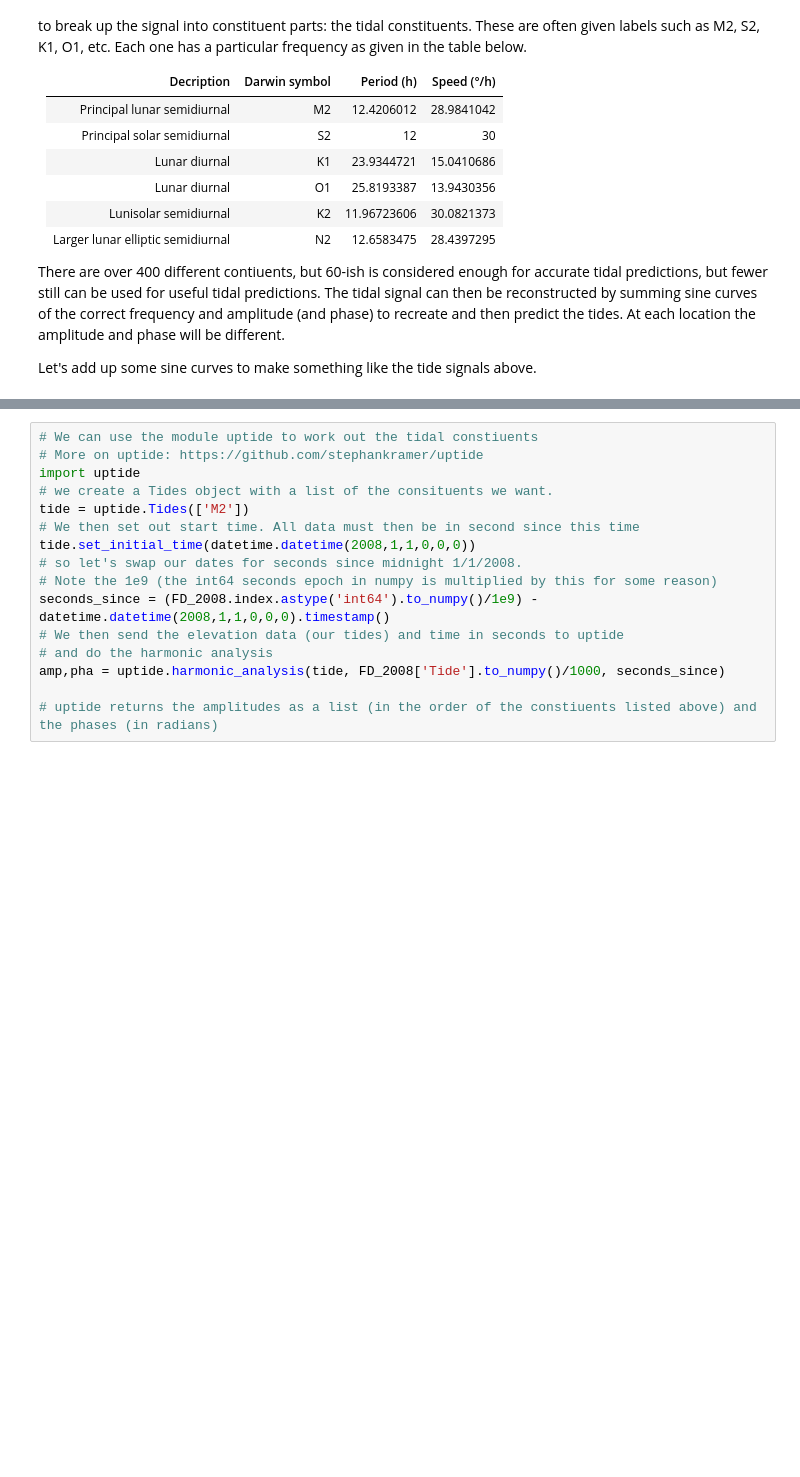
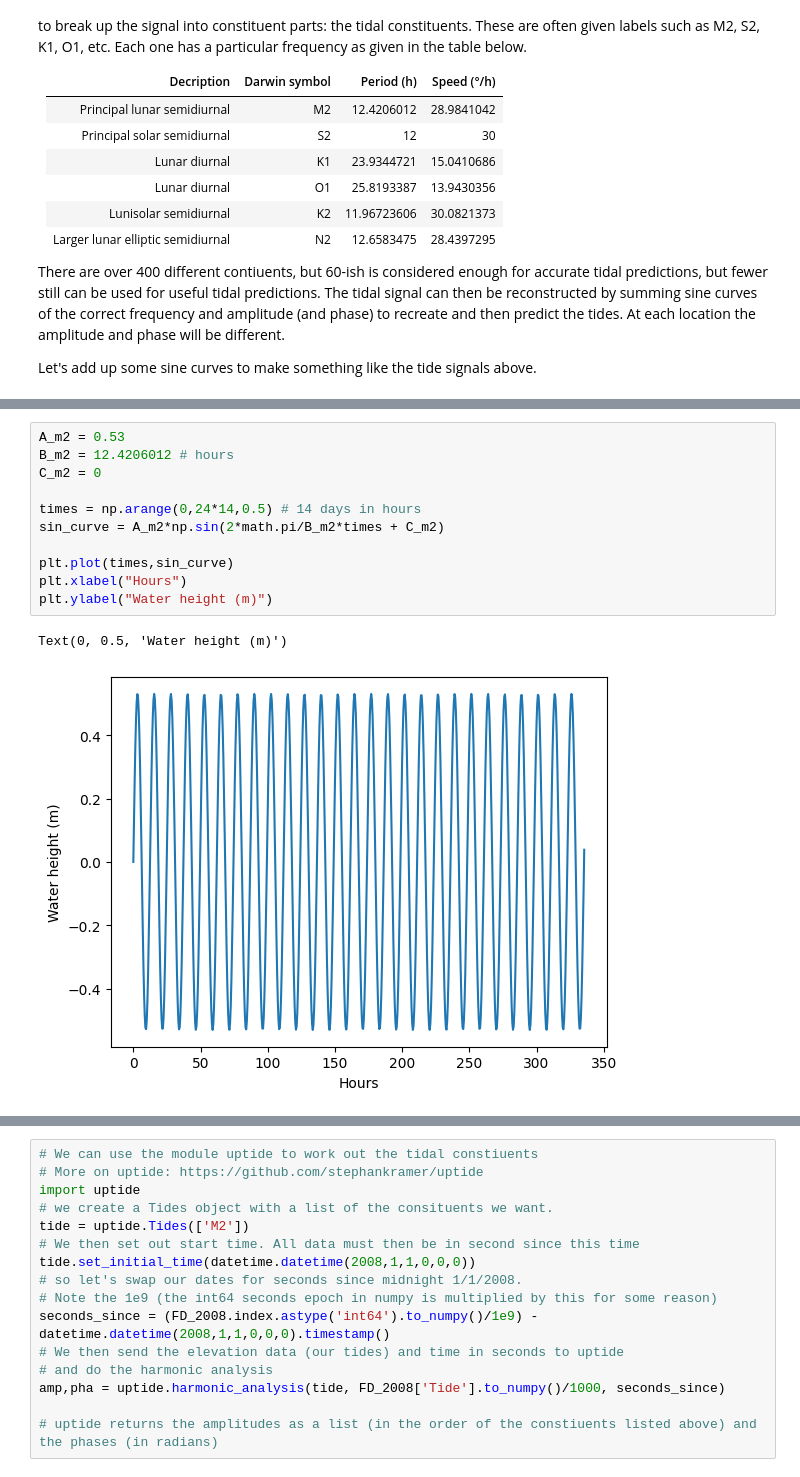
Before and after one commit to jhill1/tidal_analysis_workshop, a Jupyter notebook: Tidal_analysis.ipynb, the cells around one changed output, grey strips where cells are left out. Cells and saved outputs as stored; diff of their text form; blank space fills up the shorter version.

```diff
--- a/Tidal_analysis.ipynb
+++ b/Tidal_analysis.ipynb
@@ -135,0 +145,14 @@ Let's add up some sine curves to make something like the tide signals above.
+# %%
+A_m2 = 0.53
+B_m2 = 12.4206012 # hours
+C_m2 = 0
+
+times = np.arange(0,24*14,0.5) # 14 days in hours
+sin_curve = A_m2*np.sin(2*math.pi/B_m2*times + C_m2)
+
+plt.plot(times,sin_curve)
+plt.xlabel("Hours")
+plt.ylabel("Water height (m)")
+# %% [output]
+Text(0, 0.5, 'Water height (m)')
+[figure, added]
```
Also changed, not shown: parts of 6 cells of this notebook.
